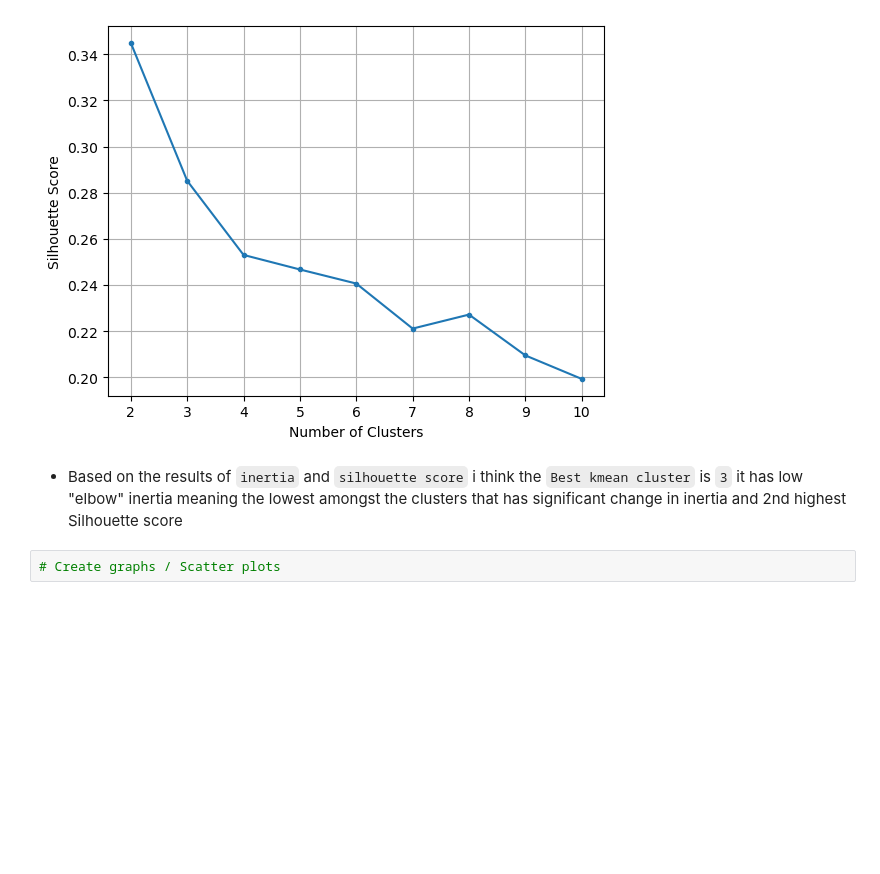
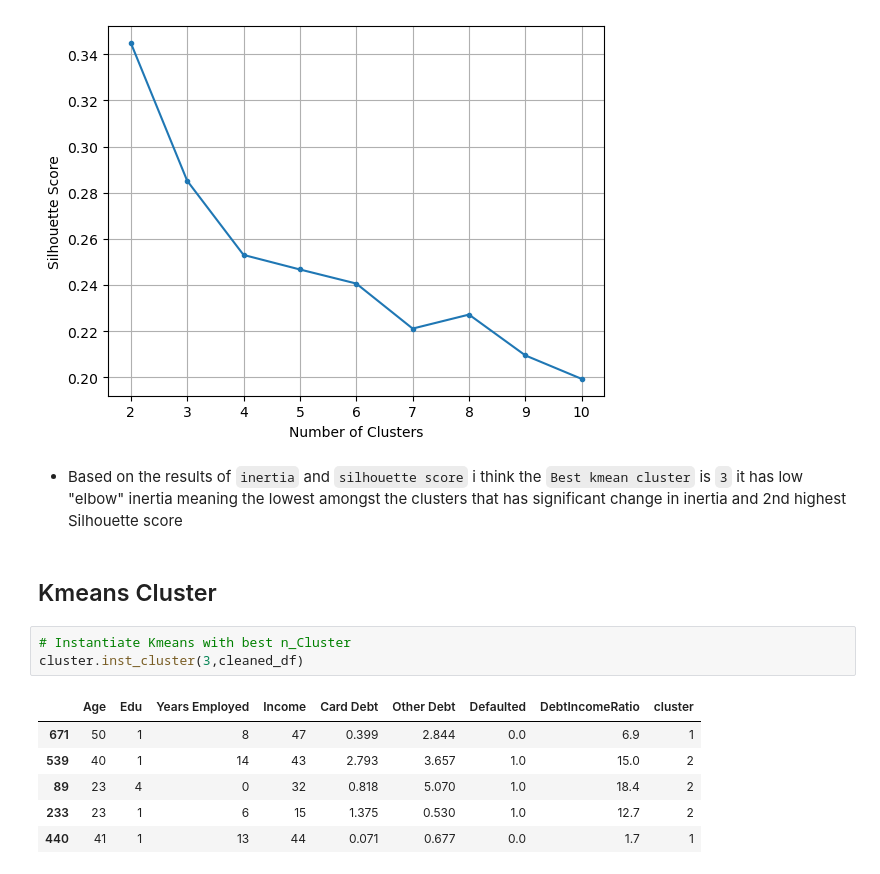
Before and after one commit to KDcodePy/Customer_Clustering_With_Kmeans, a Jupyter notebook: Kmeans.ipynb, the cells around one changed output. Saved outputs shown, nothing was run; the diff lists cells and outputs as text; blank space fills up the shorter version.

```diff
--- a/Kmeans.ipynb
+++ b/Kmeans.ipynb
@@ -363,5 +388,15 @@ cluster.display_plot("silhouette",2,11,labels)
 [figure]
 # %% [markdown]
 - Based on the results of `inertia` and `silhouette score` i think the `Best kmean cluster` is `3` it has low "elbow" inertia meaning the lowest amongst the clusters that has significant change in inertia and 2nd highest Silhouette score
-# %%
-# Create graphs / Scatter plots
+# %% [markdown]
+## Kmeans Cluster
+# %%
+# Instantiate Kmeans with best n_Cluster
+cluster.inst_cluster(3,cleaned_df)
+# %% [output]
+|  | Age | Edu | Years Employed | Income | Card Debt | Other Debt | Defaulted | DebtIncomeRatio | cluster |
+| 671 | 50 | 1 | 8 | 47 | 0.399 | 2.844 | 0.0 | 6.9 | 1 |
+| 539 | 40 | 1 | 14 | 43 | 2.793 | 3.657 | 1.0 | 15.0 | 2 |
+| 89 | 23 | 4 | 0 | 32 | 0.818 | 5.070 | 1.0 | 18.4 | 2 |
+| 233 | 23 | 1 | 6 | 15 | 1.375 | 0.530 | 1.0 | 12.7 | 2 |
+| 440 | 41 | 1 | 13 | 44 | 0.071 | 0.677 | 0.0 | 1.7 | 1 |
```
Also changed, not shown: parts of 9 cells of this notebook.
